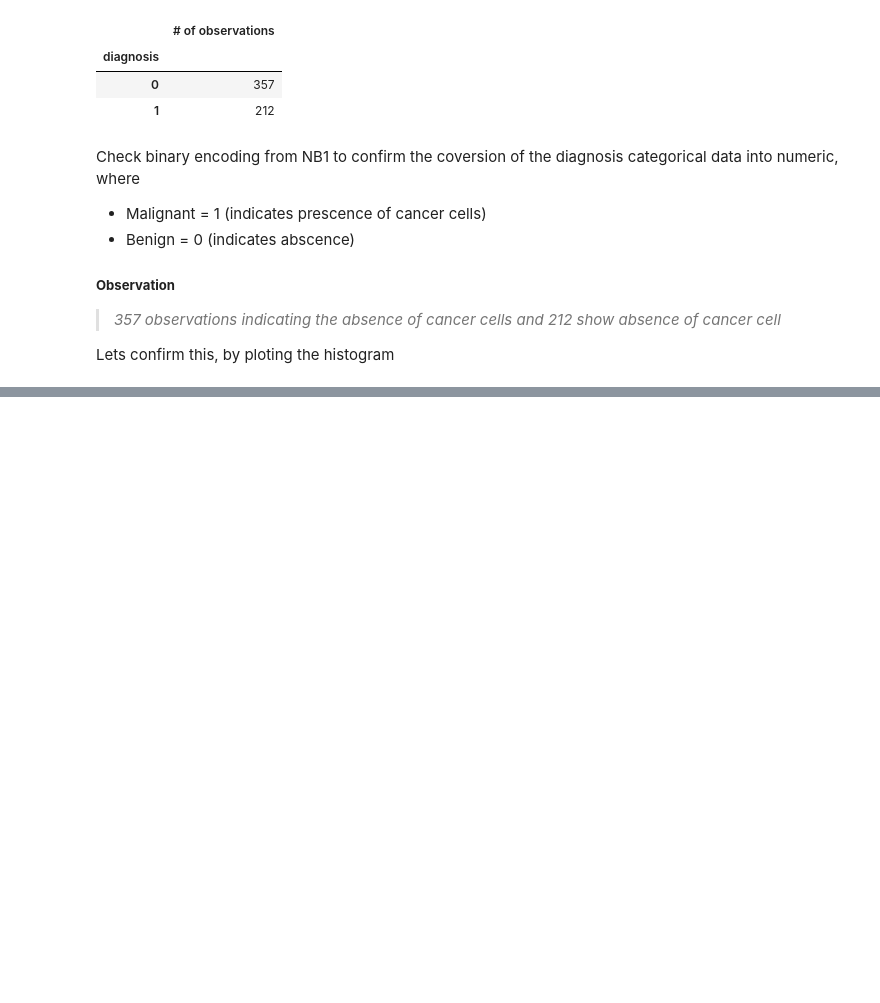
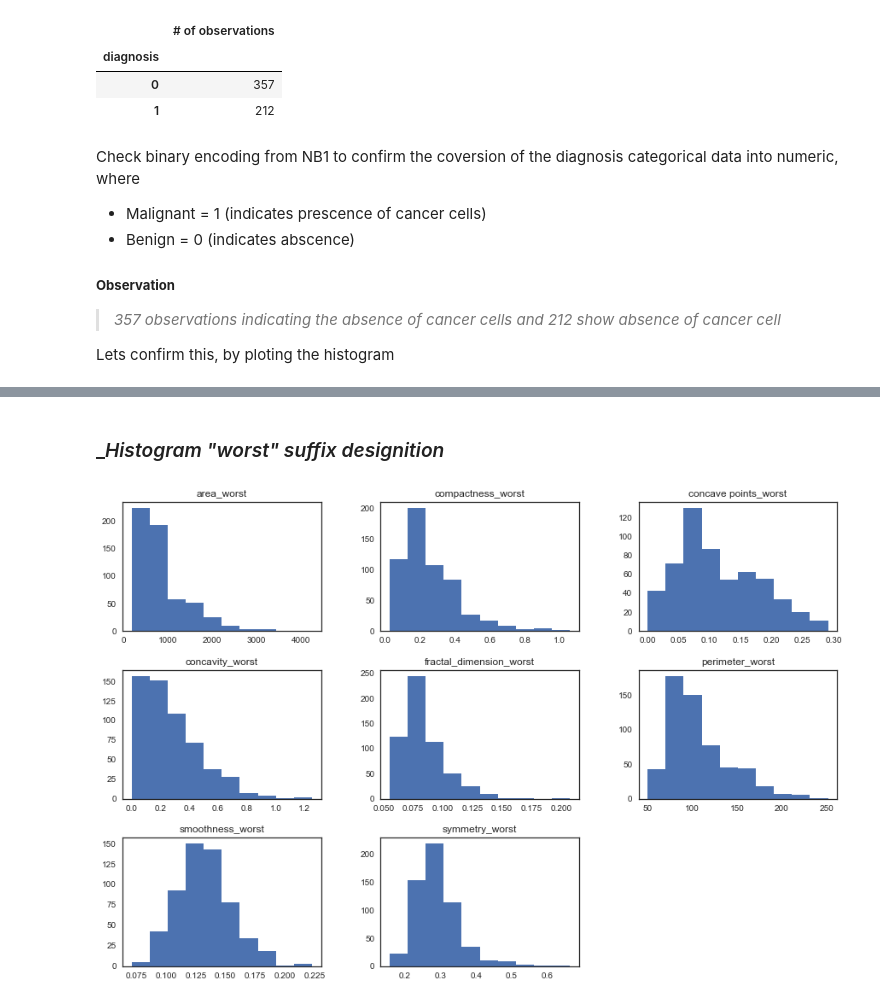
Before and after one commit to Jean-njoroge/Breast-cancer-risk-prediction, a Jupyter notebook: NB2_ExploratoryDataAnalysis.ipynb, the cells around one changed output, grey strips where cells are left out. Drawn from its saved outputs; the diff is of its cells as text; code cells hidden in the pictures; blank space fills up the shorter version.

```diff
--- a/NB2_ExploratoryDataAnalysis.ipynb
+++ b/NB2_ExploratoryDataAnalysis.ipynb
@@ -177,0 +169,7 @@ for column in data:
+# %% [markdown]
+### __Histogram "_worst" suffix designition__
+# %%
+#Plot histograms of _worst variables
+hist_worst=data_worst.hist(bins=10, figsize=(15, 10),grid=False,)
+# %% [output]
+[figure, added]
```
Also changed, not shown: parts of 50 cells of this notebook.
